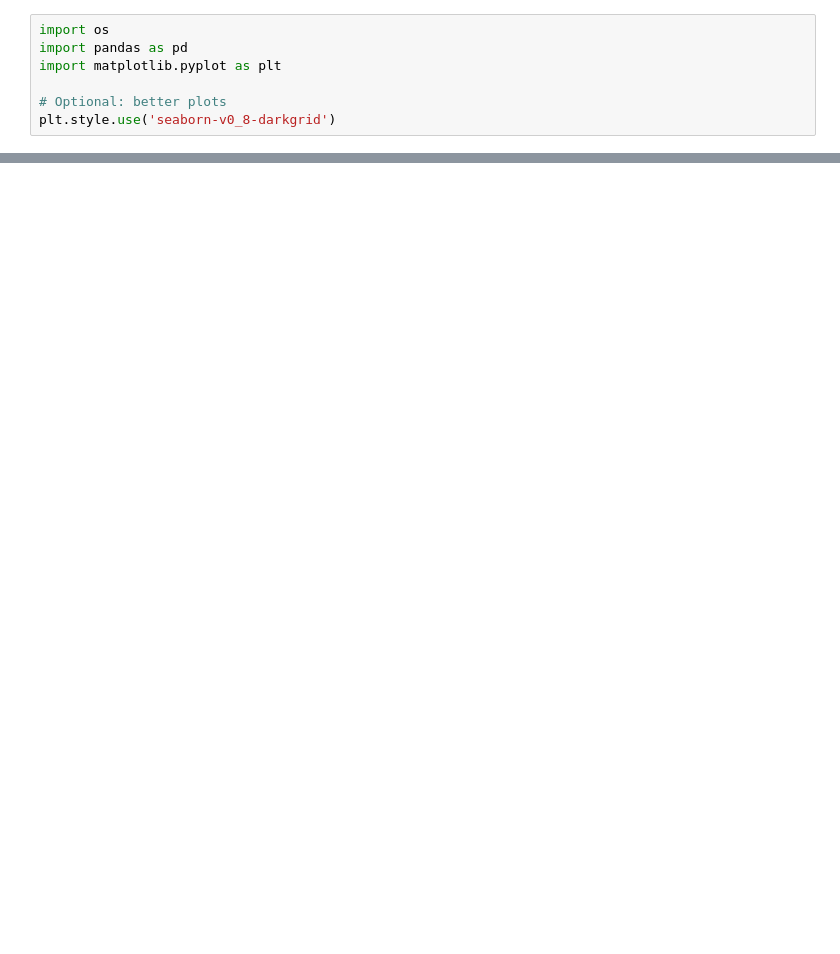
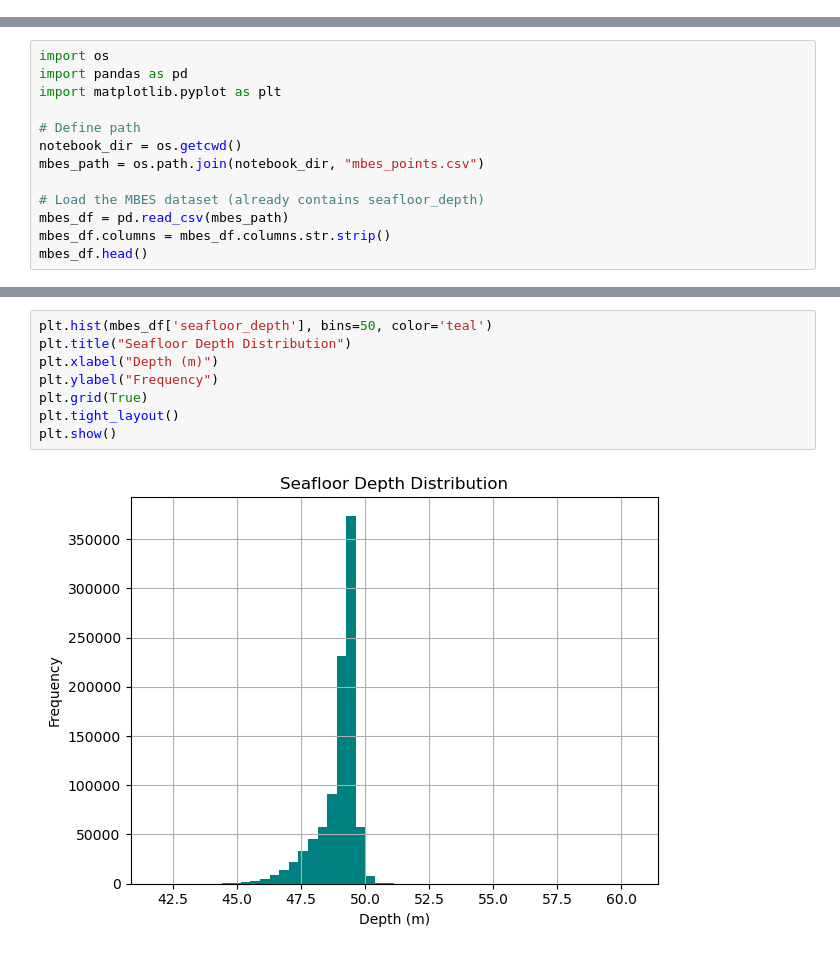
Before and after one commit to IrvingPU/Sonar-Data-Overlay-on-the-Orat-AUV, a Jupyter notebook: notebooks/01_dataset_overview.ipynb, the cells around one changed output, grey strips where cells are left out. Saved outputs shown, nothing was run; the diff lists cells and outputs as text; blank space fills up the shorter version.

Commit message:
Update dataset overview and MBES processing

```diff
--- a/notebooks/01_dataset_overview.ipynb
+++ b/notebooks/01_dataset_overview.ipynb
@@ -20,7 +0,0 @@ Dataset path: `../data/raw/aurora_dataset_sample/`
-# %%
-import os
-import pandas as pd
-import matplotlib.pyplot as plt
-
-# Optional: better plots
-plt.style.use('seaborn-v0_8-darkgrid')
@@ -601,0 +14,13 @@ joblib.dump(scaler, "scaler.pkl")
+# %%
+import os
+import pandas as pd
+import matplotlib.pyplot as plt
+
+# Define path
+notebook_dir = os.getcwd()
+mbes_path = os.path.join(notebook_dir, "mbes_points.csv")
+
+# Load the MBES dataset (already contains seafloor_depth)
+mbes_df = pd.read_csv(mbes_path)
+mbes_df.columns = mbes_df.columns.str.strip()
+mbes_df.head()
@@ -601,0 +99,10 @@ joblib.dump(scaler, "scaler.pkl")
+# %%
+plt.hist(mbes_df['seafloor_depth'], bins=50, color='teal')
+plt.title("Seafloor Depth Distribution")
+plt.xlabel("Depth (m)")
+plt.ylabel("Frequency")
+plt.grid(True)
+plt.tight_layout()
+plt.show()
+# %% [output]
+[figure, added]
```
Also changed, not shown: parts of 61 cells of this notebook, 5 other files.
